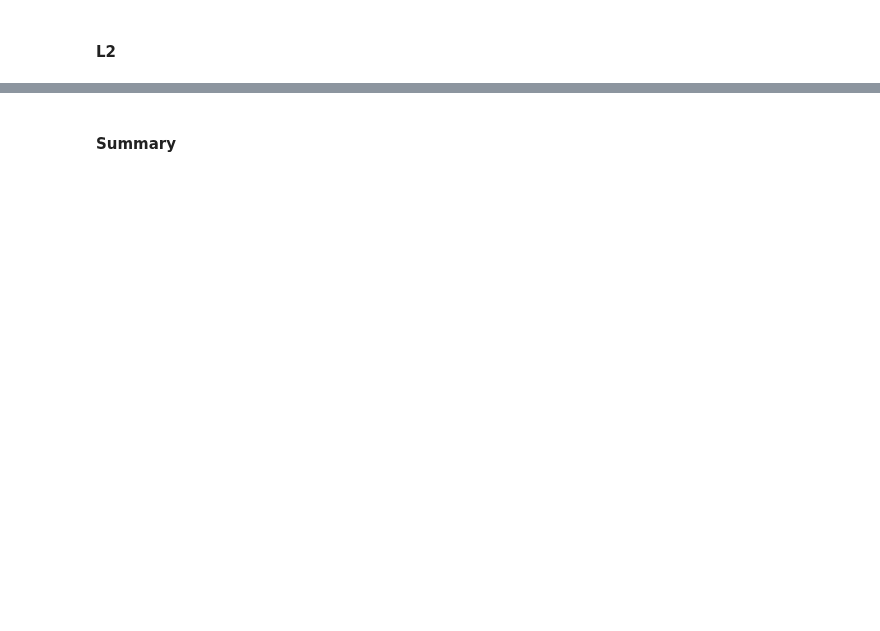
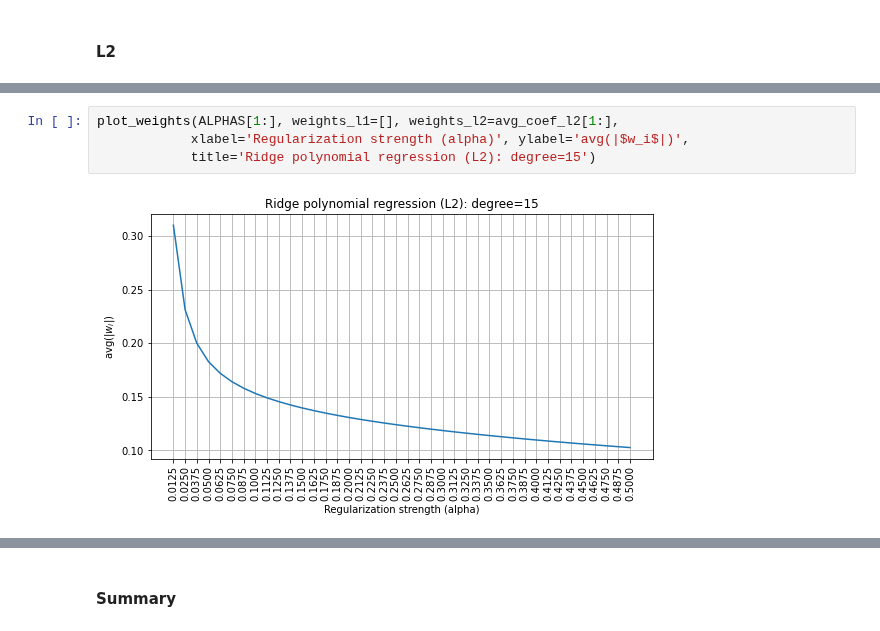
Before and after one commit to Bayramova/rs_school_assignments, a Jupyter notebook: overfitting_regularization.ipynb, the cells around one changed output, grey strips where cells are left out. Saved outputs shown, nothing was run; the diff lists cells and outputs as text; blank space fills up the shorter version.

```diff
--- a/overfitting_regularization.ipynb
+++ b/overfitting_regularization.ipynb
@@ -482,0 +558,6 @@ Please do a discovery on your own and find that out empirically (both for **L1**
+# %%
+plot_weights(ALPHAS[1:], weights_l1=[], weights_l2=avg_coef_l2[1:],
+            xlabel='Regularization strength (alpha)', ylabel='avg(|$w_i$|)',
+            title='Ridge polynomial regression (L2): degree=15')
+# %% [output]
+[figure, added]
```
Also changed, not shown: parts of 13 cells of this notebook.
